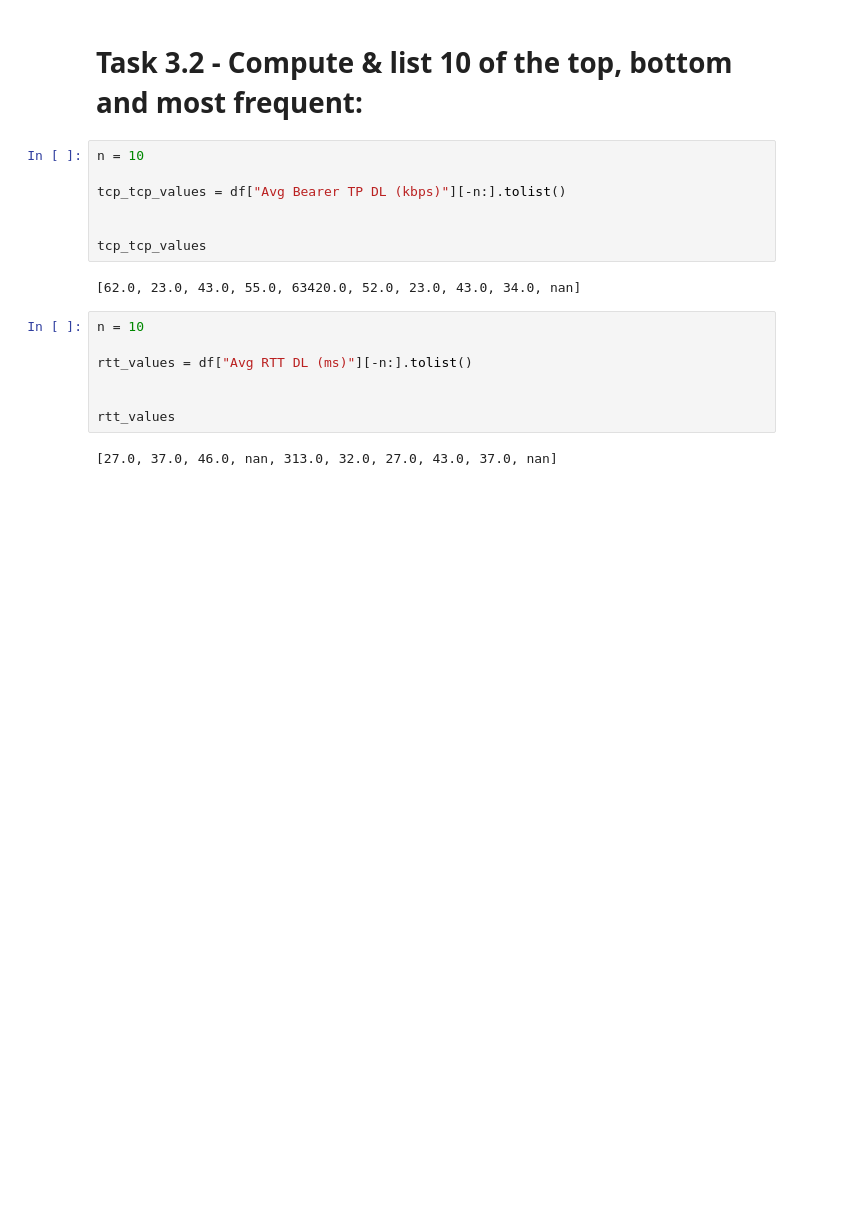
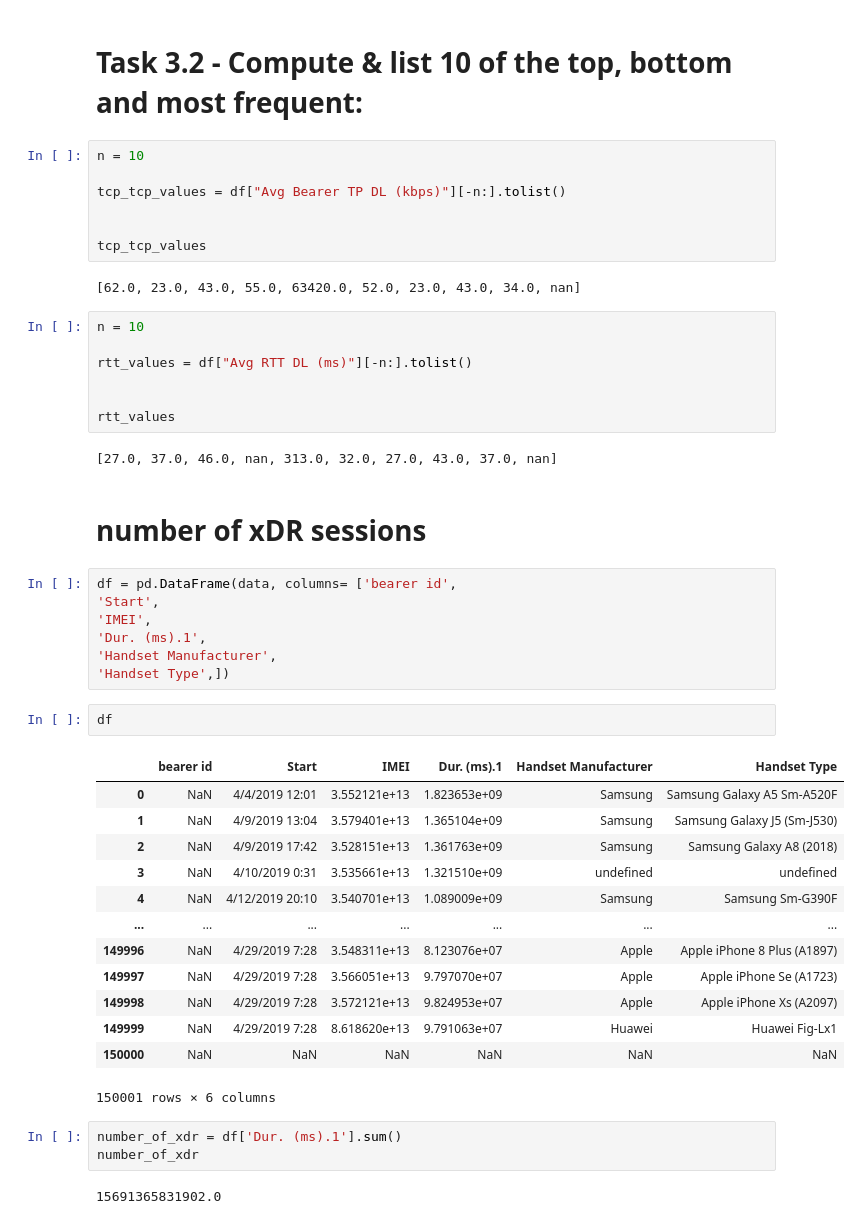
Before and after one commit to abu-bakarr/10-Academy-Week1, a Jupyter notebook: Week1.ipynb, the cells around one changed output. Cells and saved outputs as stored; diff of their text form; blank space fills up the shorter version.

```diff
--- a/Task1.ipynb
+++ b/Week1.ipynb
@@ -337,3 +349,33 @@ rtt_values = df["Avg RTT DL (ms)"][-n:].tolist()
 rtt_values
 # %% [output]
 [27.0, 37.0, 46.0, nan, 313.0, 32.0, 27.0, 43.0, 37.0, nan]
+# %% [markdown]
+# number of xDR sessions
+# %%
+df = pd.DataFrame(data, columns= ['bearer id',
+'Start',
+'IMEI',
+'Dur. (ms).1',
+'Handset Manufacturer',
+'Handset Type',])
+# %%
+df
+# %% [output]
+|  | bearer id | Start | IMEI | Dur. (ms).1 | Handset Manufacturer | Handset Type |
+| 0 | NaN | 4/4/2019 12:01 | 3.552121e+13 | 1.823653e+09 | Samsung | Samsung Galaxy A5 Sm-A520F |
+| 1 | NaN | 4/9/2019 13:04 | 3.579401e+13 | 1.365104e+09 | Samsung | Samsung Galaxy J5 (Sm-J530) |
+| 2 | NaN | 4/9/2019 17:42 | 3.528151e+13 | 1.361763e+09 | Samsung | Samsung Galaxy A8 (2018) |
+| 3 | NaN | 4/10/2019 0:31 | 3.535661e+13 | 1.321510e+09 | undefined | undefined |
+| 4 | NaN | 4/12/2019 20:10 | 3.540701e+13 | 1.089009e+09 | Samsung | Samsung Sm-G390F |
+| ... | ... | ... | ... | ... | ... | ... |
+| 149996 | NaN | 4/29/2019 7:28 | 3.548311e+13 | 8.123076e+07 | Apple | Apple iPhone 8 Plus (A1897) |
+| 149997 | NaN | 4/29/2019 7:28 | 3.566051e+13 | 9.797070e+07 | Apple | Apple iPhone Se (A1723) |
+| 149998 | NaN | 4/29/2019 7:28 | 3.572121e+13 | 9.824953e+07 | Apple | Apple iPhone Xs (A2097) |
+| 149999 | NaN | 4/29/2019 7:28 | 8.618620e+13 | 9.791063e+07 | Huawei | Huawei Fig-Lx1 |
+| 150000 | NaN | NaN | NaN | NaN | NaN | NaN |
+150001 rows × 6 columns
+# %%
+number_of_xdr = df['Dur. (ms).1'].sum()
+number_of_xdr
+# %% [output]
+15691365831902.0
```
Also changed, not shown: parts of 2 cells of this notebook.
